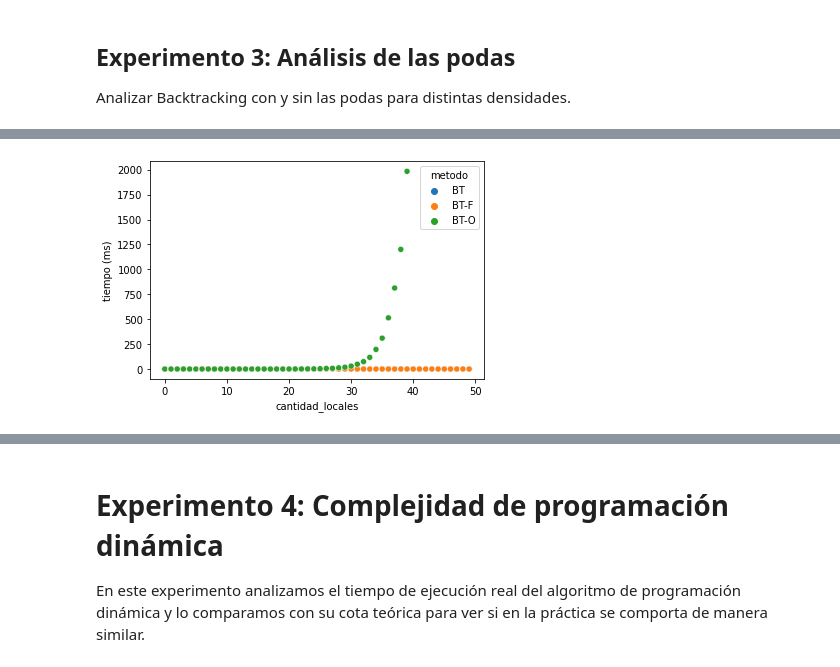
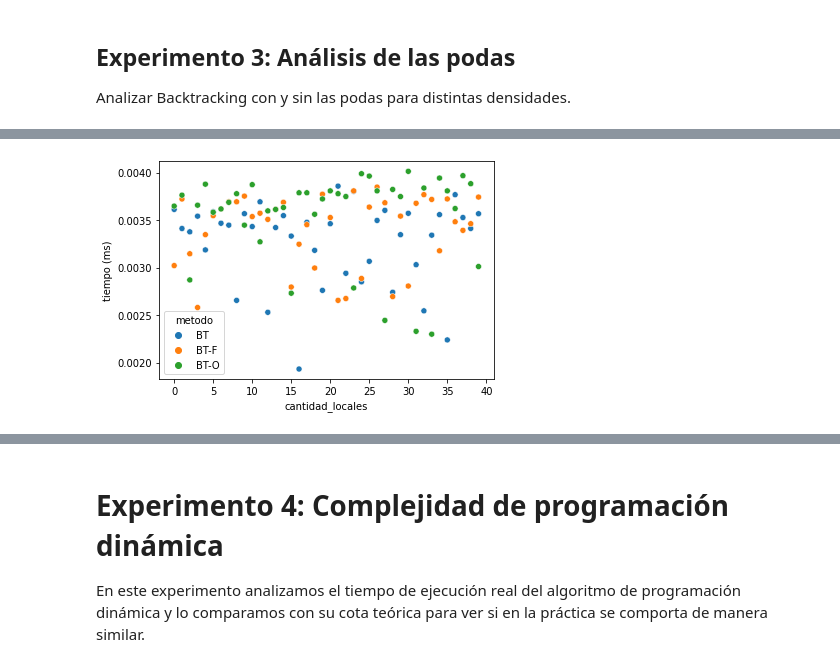
Before and after one commit to kugelblitz1235/Tecnicas-algoritmicas-algo3, a Jupyter notebook: python/analisis.ipynb, the cells around one changed output, grey strips where cells are left out. Saved outputs shown, nothing was run; the diff lists cells and outputs as text; code cells hidden in the pictures.

```diff
--- a/python/analisis.ipynb
+++ b/python/analisis.ipynb
@@ -79,5 +101,5 @@ En este experimento evaluamos el método BT con los datasets mejor-caso-bt, mejo
 # %%
-df_resultados = pd.read_csv("resultados/resultado2.csv");
+df_resultados = pd.read_csv("resultados/resultadoTotal2.csv");
 df_resultados.head()
 # %% [output]
 |  | dataset | cantidad_locales | limite_contagio | metodo | tiempo |
@@ -129,6 +186,3 @@ print("Índice de correlación de Pearson:", correlacion_pearson(df_BT_peor_caso
 # %% [markdown]
 ## Experimento 3: Análisis de las podas
 Analizar Backtracking con y sin las podas para distintas densidades.
-# %%
-df_resultados = pd.read_csv("resultados/resultado3.csv");
-df_resultados.head()
@@ -142,9 +189,9 @@ df_resultados.head()
 # %%
 #contrastamos el algoritmo con cada poda
-df_BT_mejor_caso = df_resultados[((df_resultados["metodo"]=="BT") | (df_resultados["metodo"]=="BT-F") | (df_resultados["metodo"]=="BT-O")) & (df_resultados["dataset"] == "mejor-caso-BT")].copy();
-df_BT_mejor_caso = df_BT_mejor_caso[df_BT_mejor_caso["tiempo"] < 2000]; # Sacamos outliers.
-fig = sns.scatterplot(data=df_BT_mejor_caso, x='cantidad_locales', y='tiempo', hue='metodo');
+df_BT_alto_contagio = df_resultados[((df_resultados["metodo"]=="BT") | (df_resultados["metodo"]=="BT-F") | (df_resultados["metodo"]=="BT-O") | (df_resultados["metodo"]=="BT-O2")) & (df_resultados["dataset"] == "alto_contagio")].copy();
+df_BT_alto_contagio = df_BT_alto_contagio[df_BT_alto_contagio["tiempo"] < 2000]; # Sacamos outliers.
+fig = sns.scatterplot(data=df_BT_alto_contagio, x='cantidad_locales', y='tiempo', hue='metodo');
 fig.set(xlabel='cantidad_locales', ylabel='tiempo (ms)');
 plt.savefig("graficos/bt-podas-alta.svg");
 # %% [output]
-[figure, old version]
+[figure, new version]
```
Also changed, not shown: parts of 28 cells of this notebook, 23 other files.
